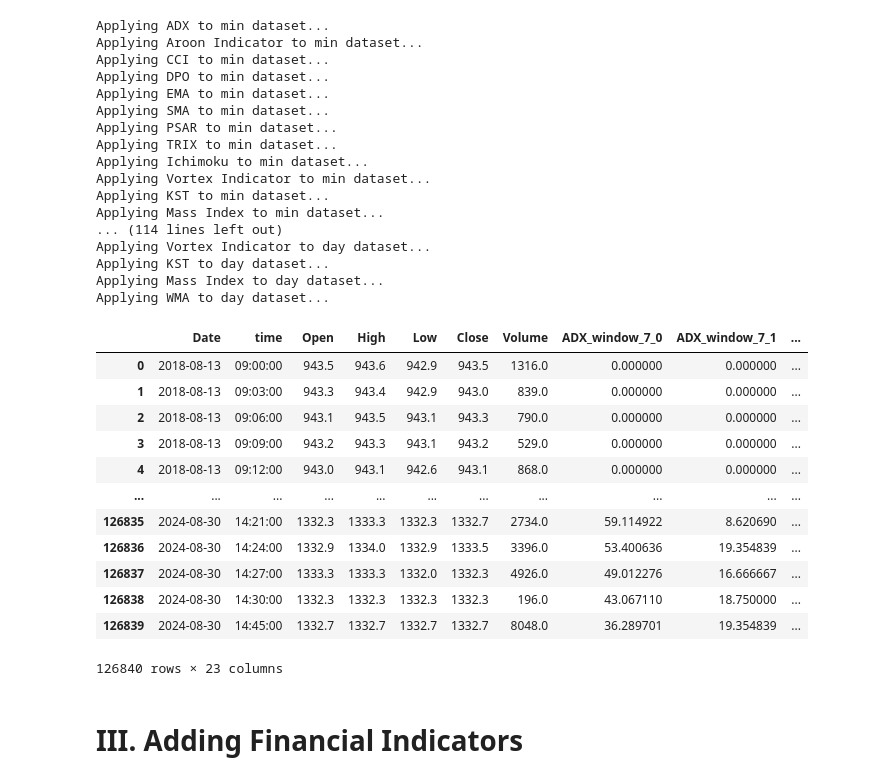
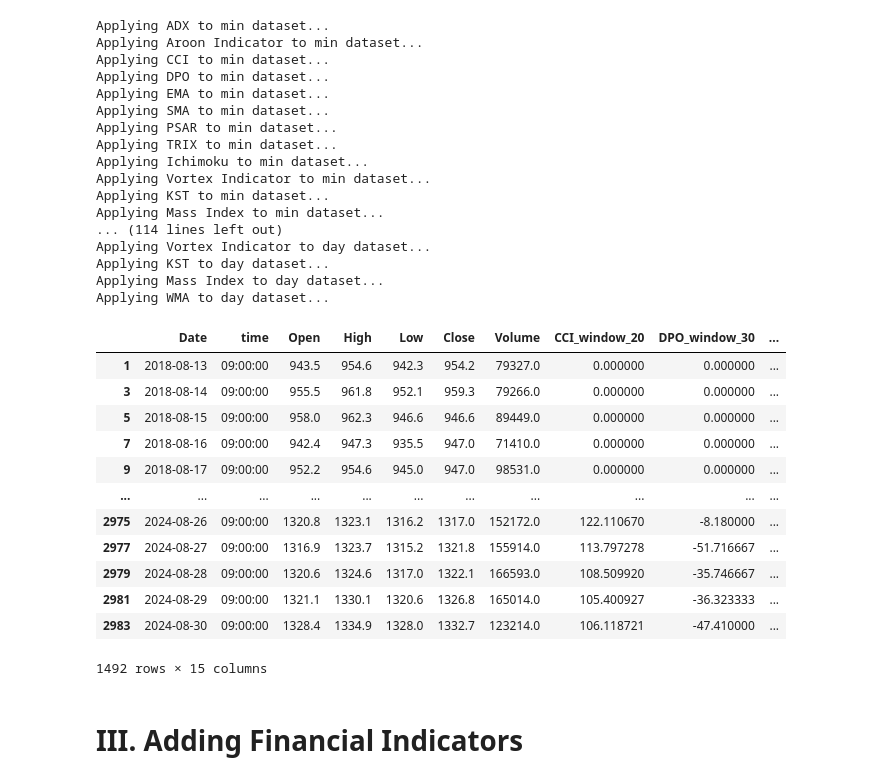
Before and after one commit to NgDMTruc/Derivative-Support-System, a Jupyter notebook: data/Data_Processing_&_Feature_Adding.ipynb, the cells around one changed output. Saved outputs shown, nothing was run; the diff lists cells and outputs as text; code cells hidden in the pictures.

```diff
--- a/data/Data_Processing_&_Feature_Adding.ipynb
+++ b/data/Data_Processing_&_Feature_Adding.ipynb
@@ -486,22 +486,22 @@ Applying Vortex Indicator to day dataset...
 Applying KST to day dataset...
 Applying Mass Index to day dataset...
 Applying WMA to day dataset...
-# %%
-train_min_features
-# %% [output]
-|  | Date | time | Open | High | Low | Close | Volume | ADX_window_7_0 | ADX_window_7_1 | ... |
-| 0 | 2018-08-13 | 09:00:00 | 943.5 | 943.6 | 942.9 | 943.5 | 1316.0 | 0.000000 | 0.000000 | ... |
-| 1 | 2018-08-13 | 09:03:00 | 943.3 | 943.4 | 942.9 | 943.0 | 839.0 | 0.000000 | 0.000000 | ... |
-| 2 | 2018-08-13 | 09:06:00 | 943.1 | 943.5 | 943.1 | 943.3 | 790.0 | 0.000000 | 0.000000 | ... |
-| 3 | 2018-08-13 | 09:09:00 | 943.2 | 943.3 | 943.1 | 943.2 | 529.0 | 0.000000 | 0.000000 | ... |
-| 4 | 2018-08-13 | 09:12:00 | 943.0 | 943.1 | 942.6 | 943.1 | 868.0 | 0.000000 | 0.000000 | ... |
-| ... | ... | ... | ... | ... | ... | ... | ... | ... | ... | ... |
-| 126835 | 2024-08-30 | 14:21:00 | 1332.3 | 1333.3 | 1332.3 | 1332.7 | 2734.0 | 59.114922 | 8.620690 | ... |
-| 126836 | 2024-08-30 | 14:24:00 | 1332.9 | 1334.0 | 1332.9 | 1333.5 | 3396.0 | 53.400636 | 19.354839 | ... |
-| 126837 | 2024-08-30 | 14:27:00 | 1333.3 | 1333.3 | 1332.0 | 1332.3 | 4926.0 | 49.012276 | 16.666667 | ... |
-| 126838 | 2024-08-30 | 14:30:00 | 1332.3 | 1332.3 | 1332.3 | 1332.3 | 196.0 | 43.067110 | 18.750000 | ... |
-| 126839 | 2024-08-30 | 14:45:00 | 1332.7 | 1332.7 | 1332.7 | 1332.7 | 8048.0 | 36.289701 | 19.354839 | ... |
-126840 rows × 23 columns
+# %%
+train_day_features
+# %% [output]
+|  | Date | time | Open | High | Low | Close | Volume | CCI_window_20 | DPO_window_30 | ... |
+| 1 | 2018-08-13 | 09:00:00 | 943.5 | 954.6 | 942.3 | 954.2 | 79327.0 | 0.000000 | 0.000000 | ... |
+| 3 | 2018-08-14 | 09:00:00 | 955.5 | 961.8 | 952.1 | 959.3 | 79266.0 | 0.000000 | 0.000000 | ... |
+| 5 | 2018-08-15 | 09:00:00 | 958.0 | 962.3 | 946.6 | 946.6 | 89449.0 | 0.000000 | 0.000000 | ... |
+| 7 | 2018-08-16 | 09:00:00 | 942.4 | 947.3 | 935.5 | 947.0 | 71410.0 | 0.000000 | 0.000000 | ... |
+| 9 | 2018-08-17 | 09:00:00 | 952.2 | 954.6 | 945.0 | 947.0 | 98531.0 | 0.000000 | 0.000000 | ... |
+| ... | ... | ... | ... | ... | ... | ... | ... | ... | ... | ... |
+| 2975 | 2024-08-26 | 09:00:00 | 1320.8 | 1323.1 | 1316.2 | 1317.0 | 152172.0 | 122.110670 | -8.180000 | ... |
+| 2977 | 2024-08-27 | 09:00:00 | 1316.9 | 1323.7 | 1315.2 | 1321.8 | 155914.0 | 113.797278 | -51.716667 | ... |
+| 2979 | 2024-08-28 | 09:00:00 | 1320.6 | 1324.6 | 1317.0 | 1322.1 | 166593.0 | 108.509920 | -35.746667 | ... |
+| 2981 | 2024-08-29 | 09:00:00 | 1321.1 | 1330.1 | 1320.6 | 1326.8 | 165014.0 | 105.400927 | -36.323333 | ... |
+| 2983 | 2024-08-30 | 09:00:00 | 1328.4 | 1334.9 | 1328.0 | 1332.7 | 123214.0 | 106.118721 | -47.410000 | ... |
+1492 rows × 15 columns
 # %%
 train_min_features.to_csv('save_data_3min.csv', index=False)
 train_hour_features.to_csv('save_data_1hour.csv', index=False)
```
Also changed, not shown: parts of 4 cells of this notebook, 4 other files.
